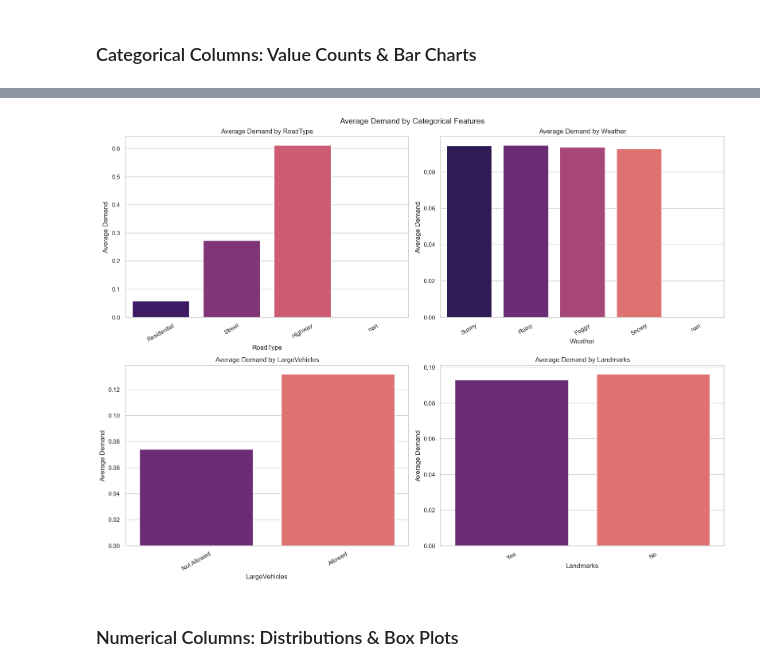
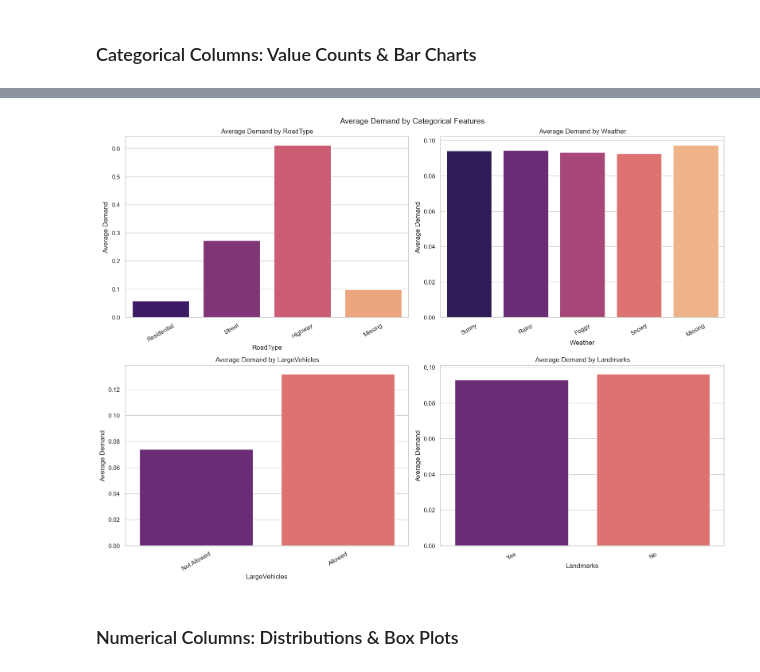
Before and after one commit to MukheshTeja/flipcart-traffic, a Jupyter notebook: eda.ipynb, the cells around one changed output, grey strips where cells are left out. Drawn from its saved outputs; the diff is of its cells as text; code cells hidden in the pictures.

```diff
--- a/eda.ipynb
+++ b/eda.ipynb
@@ -158,12 +158,17 @@ for col in cat_cols:
     print(train_df[col].value_counts(dropna=False))
     print()
 
+# Fill NaNs with 'Missing' and convert to string for plotting
+plot_df = train_df.copy()
+for col in cat_cols:
+    plot_df[col] = plot_df[col].fillna('Missing').astype(str)
+
 # Plot value counts for categorical variables
 fig, axes = plt.subplots(2, 2, figsize=(16, 12))
 axes = axes.flatten()
 
 for i, col in enumerate(cat_cols):
-    sns.countplot(data=train_df, x=col, ax=axes[i], order=train_df[col].value_counts(dropna=False).index, palette='viridis')
+    sns.countplot(data=plot_df, x=col, ax=axes[i], order=plot_df[col].value_counts().index, palette='viridis')
     axes[i].set_title(f'Count of {col}')
     axes[i].set_xlabel(col)
     axes[i].set_ylabel('Count')
@@ -194,20 +199,20 @@ Name: count, dtype: int64
 # %%
 # Plot average demand per category to understand relationships
 fig, axes = plt.subplots(2, 2, figsize=(16, 12))
 axes = axes.flatten()
 
 for i, col in enumerate(cat_cols):
-    sns.barplot(data=train_df, x=col, y='demand', ax=axes[i], order=train_df[col].value_counts(dropna=False).index, palette='magma', errorbar=None)
+    sns.barplot(data=plot_df, x=col, y='demand', ax=axes[i], order=plot_df[col].value_counts().index, palette='magma', errorbar=None)
     axes[i].set_title(f'Average Demand by {col}')
     axes[i].set_xlabel(col)
     axes[i].set_ylabel('Average Demand')
     axes[i].tick_params(axis='x', rotation=30)
 
 plt.suptitle('Average Demand by Categorical Features', fontsize=14)
 plt.tight_layout()
 plt.show()
 # %% [output]
-[figure, old version]
+[figure, new version]
 # %% [markdown]
 ### Numerical Columns: Distributions & Box Plots
 # %%
```
Also changed, not shown: parts of 3 cells of this notebook, 9 other files.
